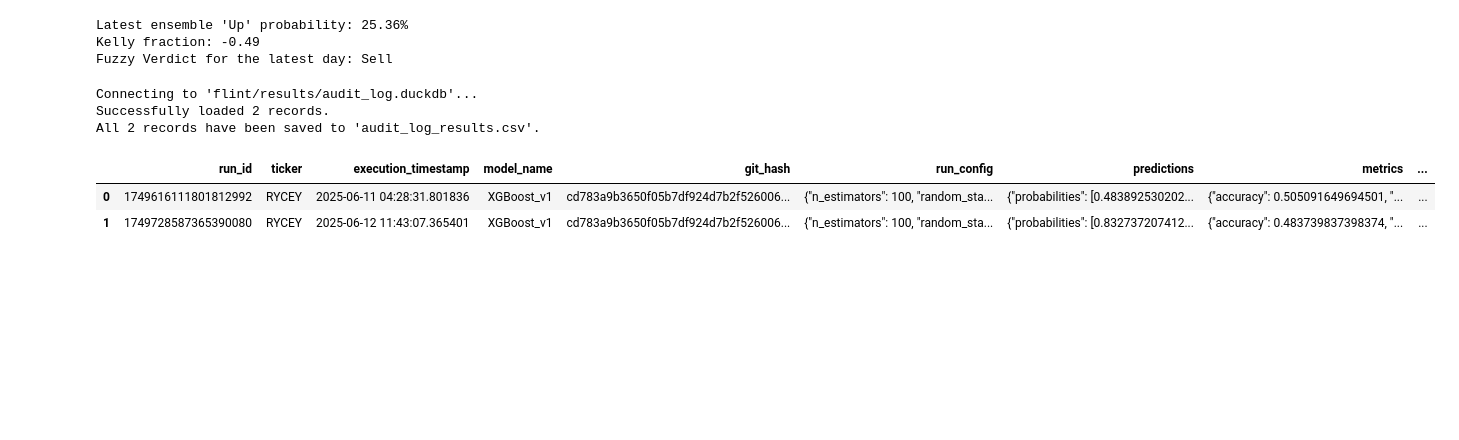
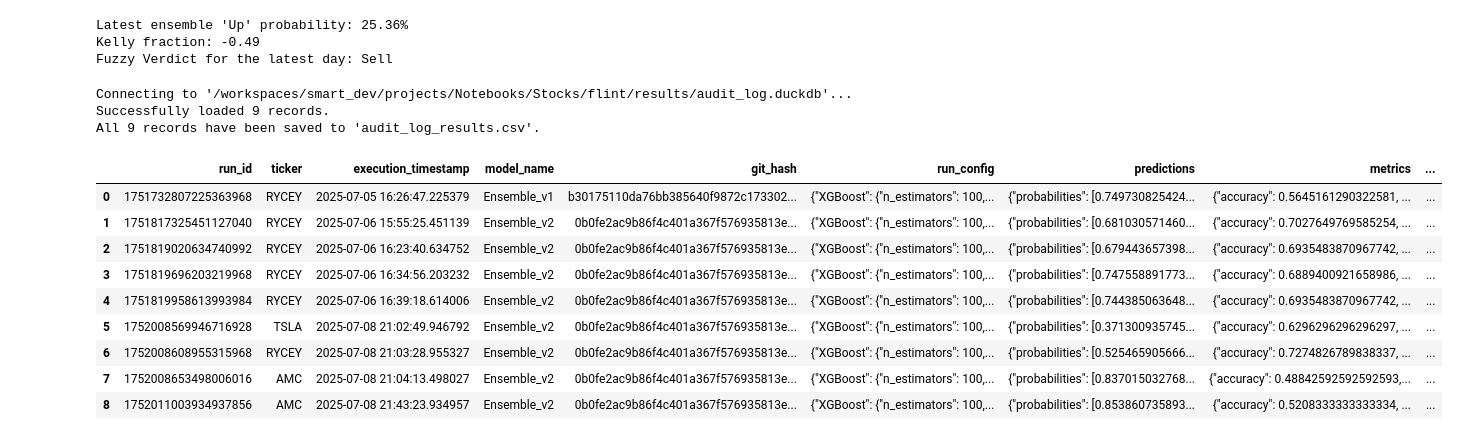
Before and after one commit to cmlpolymath/Notebooks, a Jupyter notebook: Stocks/stock_algo.ipynb, the cells around one changed output. Cells and saved outputs as stored; diff of their text form; code cells hidden in the pictures; blank space fills up the shorter version.

Commit message:
improved flint implementation; validation method added

```diff
--- a/Stocks/stock_algo.ipynb
+++ b/Stocks/stock_algo.ipynb
@@ -0,0 +27,19 @@
+# %%
+import torch
+
+print('--- PyTorch GPU Test ---')
+is_available = torch.cuda.is_available()
+print(f'CUDA Available: {is_available}')
+
+if is_available:
+    device_count = torch.cuda.device_count()
+    print(f'Device Count: {device_count}')
+    device_name = torch.cuda.get_device_name(0)
+    print(f'Device Name: {device_name}')
+
+    try:
+        tensor = torch.tensor([1.0, 2.0]).to('cuda')
+        print(f'Tensor on GPU: {tensor}')
+        print('SUCCESS: PyTorch is utilizing the GPU.')
+    except Exception as e:
+        print(f'ERROR: PyTorch failed a CUDA operation: {e}')
@@ -553,7 +621,7 @@ import duckdb
 import json
 from pathlib import Path
 
-def load_and_save_results(db_path="flint/results/audit_log.duckdb", output_csv="audit_log_results.csv"):
+def load_and_save_results(db_path="/workspaces/smart_dev/projects/Notebooks/Stocks/flint/results/audit_log.duckdb", output_csv="audit_log_results.csv"):
     """
     Loads all analysis results from the DuckDB database, saves them to a CSV,
     and returns them as a pandas DataFrame.
@@ -573,39 +641,46 @@ def load_and_save_results(db_path="flint/results/audit_log.duckdb", output_csv="
 
     print(f"Connecting to '{db_path}'...")
     with duckdb.connect(database=str(db_file), read_only=True) as con:
         try:
             # Fetch the entire table directly into a pandas DataFrame
             df = con.execute("SELECT * FROM analysis_results").fetchdf()
             print(f"Successfully loaded {len(df)} records.")
         except duckdb.Error as e:
             print(f"An error occurred while querying the database: {e}")
             return pd.DataFrame()
 
     if df.empty:
         print("The 'analysis_results' table is empty.")
         return df
 
     # Save the full, raw DataFrame to a CSV file
     df.to_csv(output_csv, index=False)
     print(f"All {len(df)} records have been saved to '{output_csv}'.")
 
     return df
 
 # --- Usage in your Jupyter Notebook cell ---
 
 # 1. Call the function to get your data
 results_df = load_and_save_results()
 
 # 2. Display the first few rows of the main DataFrame
 #    In Jupyter, this will automatically render as a nice HTML table.
-results_df.head()
+results_df
 # %% [output]
-Connecting to 'flint/results/audit_log.duckdb'...
-Successfully loaded 2 records.
-All 2 records have been saved to 'audit_log_results.csv'.
+Connecting to '/workspaces/smart_dev/projects/Notebooks/Stocks/flint/results/audit_log.duckdb'...
+Successfully loaded 9 records.
+All 9 records have been saved to 'audit_log_results.csv'.
 |  | run_id | ticker | execution_timestamp | model_name | git_hash | run_config | predictions | metrics | ... |
-| 0 | 1749616111801812992 | RYCEY | 2025-06-11 04:28:31.801836 | XGBoost_v1 | cd783a9b3650f05b7df924d7b2f526006... | {"n_estimators": 100, "random_sta... | {"probabilities": [0.483892530202... | {"accuracy": 0.505091649694501, "... | ... |
-| 1 | 1749728587365390080 | RYCEY | 2025-06-12 11:43:07.365401 | XGBoost_v1 | cd783a9b3650f05b7df924d7b2f526006... | {"n_estimators": 100, "random_sta... | {"probabilities": [0.832737207412... | {"accuracy": 0.483739837398374, "... | ... |
+| 0 | 1751732807225363968 | RYCEY | 2025-07-05 16:26:47.225379 | Ensemble_v1 | b30175110da76bb385640f9872c173302... | {"XGBoost": {"n_estimators": 100,... | {"probabilities": [0.749730825424... | {"accuracy": 0.5645161290322581, ... | ... |
+| 1 | 1751817325451127040 | RYCEY | 2025-07-06 15:55:25.451139 | Ensemble_v2 | 0b0fe2ac9b86f4c401a367f576935813e... | {"XGBoost": {"n_estimators": 100,... | {"probabilities": [0.681030571460... | {"accuracy": 0.7027649769585254, ... | ... |
+| 2 | 1751819020634740992 | RYCEY | 2025-07-06 16:23:40.634752 | Ensemble_v2 | 0b0fe2ac9b86f4c401a367f576935813e... | {"XGBoost": {"n_estimators": 100,... | {"probabilities": [0.679443657398... | {"accuracy": 0.6935483870967742, ... | ... |
+| 3 | 1751819696203219968 | RYCEY | 2025-07-06 16:34:56.203232 | Ensemble_v2 | 0b0fe2ac9b86f4c401a367f576935813e... | {"XGBoost": {"n_estimators": 100,... | {"probabilities": [0.747558891773... | {"accuracy": 0.6889400921658986, ... | ... |
+| 4 | 1751819958613993984 | RYCEY | 2025-07-06 16:39:18.614006 | Ensemble_v2 | 0b0fe2ac9b86f4c401a367f576935813e... | {"XGBoost": {"n_estimators": 100,... | {"probabilities": [0.744385063648... | {"accuracy": 0.6935483870967742, ... | ... |
+| 5 | 1752008569946716928 | TSLA | 2025-07-08 21:02:49.946792 | Ensemble_v2 | 0b0fe2ac9b86f4c401a367f576935813e... | {"XGBoost": {"n_estimators": 100,... | {"probabilities": [0.371300935745... | {"accuracy": 0.6296296296296297, ... | ... |
+| 6 | 1752008608955315968 | RYCEY | 2025-07-08 21:03:28.955327 | Ensemble_v2 | 0b0fe2ac9b86f4c401a367f576935813e... | {"XGBoost": {"n_estimators": 100,... | {"probabilities": [0.525465905666... | {"accuracy": 0.7274826789838337, ... | ... |
+| 7 | 1752008653498006016 | AMC | 2025-07-08 21:04:13.498027 | Ensemble_v2 | 0b0fe2ac9b86f4c401a367f576935813e... | {"XGBoost": {"n_estimators": 100,... | {"probabilities": [0.837015032768... | {"accuracy": 0.48842592592592593,... | ... |
+| 8 | 1752011003934937856 | AMC | 2025-07-08 21:43:23.934957 | Ensemble_v2 | 0b0fe2ac9b86f4c401a367f576935813e... | {"XGBoost": {"n_estimators": 100,... | {"probabilities": [0.853860735893... | {"accuracy": 0.5208333333333334, ... | ... |
 # %%
 from IPython.display import display, HTML
 
```
Also changed, not shown: parts of 10 cells of this notebook, 29 other files.
